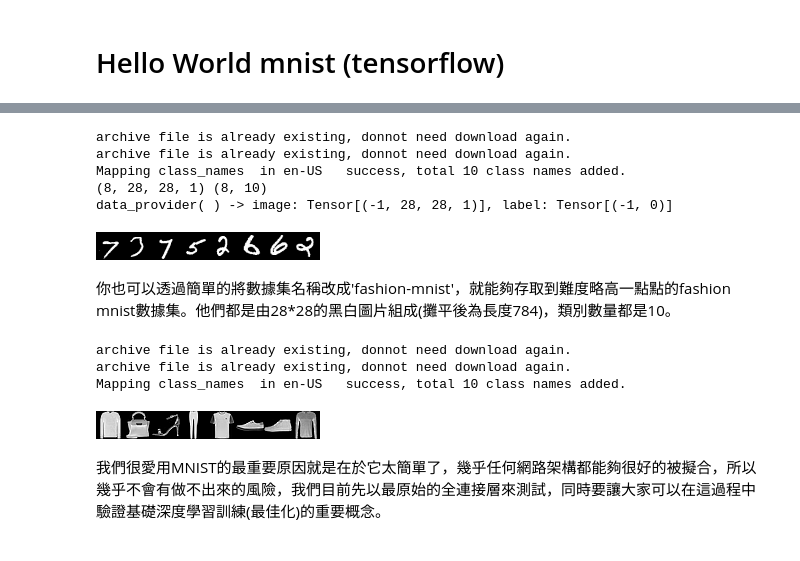
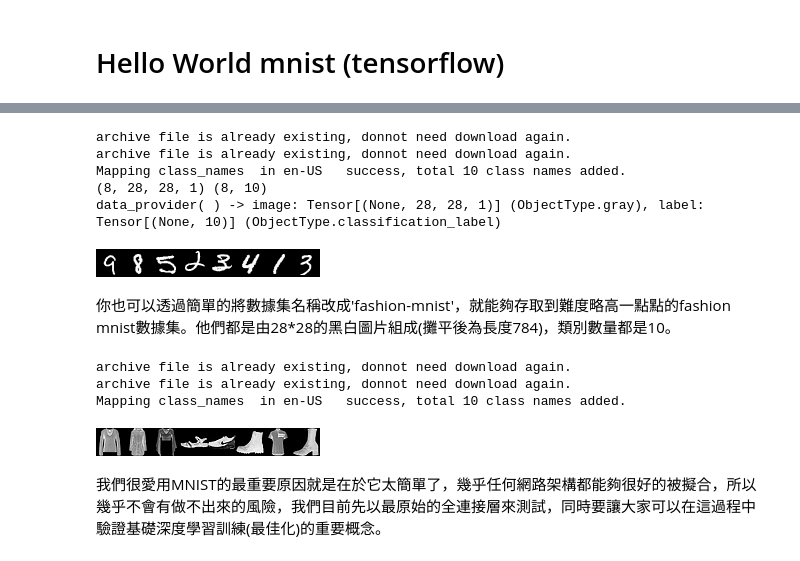
Before and after one commit to AllanYiin/DeepBelief_Course5_Examples, a Jupyter notebook: epoch001_另一種角度看mnist/HelloWorld_mnist_tf.ipynb, the cells around one changed output, grey strips where cells are left out. Saved outputs shown, nothing was run; the diff lists cells and outputs as text; code cells hidden in the pictures.

```diff
--- a/epoch001_另一種角度看mnist/HelloWorld_mnist_tf.ipynb
+++ b/epoch001_另一種角度看mnist/HelloWorld_mnist_tf.ipynb
@@ -35,36 +36,30 @@ Using pillow image backend.
 # %%
 data_provider=T.load_mnist('mnist') #讀取mnist數據集
+data_provider.image_transform_funcs=[Normalize(127.5,127.5)]
+
 data,label=data_provider.next()
 print(data.shape,label.shape)
 print(data_provider.signature)
 
-imgs,labels=data_provider.next()
-
-merged_img=array2image(np.concatenate(imgs,axis=-2)) #沿著x軸(axis=2)疊合後，利用array2image轉成圖檔
-
-data_provider.image_transform_funcs=[normalize(127.5,127.5)] #在圖像預處理流程中加入正規化
-
-array2image(merged_img) #顯示圖片
+data_provider.preview_images()
 # %% [output]
 archive file is already existing, donnot need download again.
 archive file is already existing, donnot need download again.
 Mapping class_names  in en-US   success, total 10 class names added.
 (8, 28, 28, 1) (8, 10)
-data_provider( ) -> image: Tensor[(-1, 28, 28, 1)], label: Tensor[(-1, 0)]
+data_provider( ) -> image: Tensor[(None, 28, 28, 1)] (ObjectType.gray), label: Tensor[(None, 10)] (ObjectType.classification_label)
-[figure, old version]
+[figure, new version]
 # %% [markdown]
 你也可以透過簡單的將數據集名稱改成'fashion-mnist'，就能夠存取到難度略高一點點的fashion mnist數據集。他們都是由28*28的黑白圖片組成(攤平後為長度784)，類別數量都是10。
 # %%
 fdata_provider=T.load_mnist('fashion-mnist') #讀取fashion mnist數據集
 fimgs,flabels=fdata_provider.next()
-merged_img2=array2image(np.concatenate(fimgs,axis=-2)) #沿著x軸(axis=1)疊合後，利用array2image轉成圖檔
-fdata_provider.image_transform_funcs=[normalize(127.5,127.5)] #在圖像預處理流程中加入正規化
-merged_img2 #顯示圖片
+fdata_provider.preview_images()
 # %% [output]
 archive file is already existing, donnot need download again.
 archive file is already existing, donnot need download again.
 Mapping class_names  in en-US   success, total 10 class names added.
-[figure, old version]
+[figure, new version]
 # %% [markdown]
 我們很愛用MNIST的最重要原因就是在於它太簡單了，幾乎任何網路架構都能夠很好的被擬合，所以幾乎不會有做不出來的風險，我們目前先以最原始的全連接層來測試，同時要讓大家可以在這過程中驗證基礎深度學習訓練(最佳化)的重要概念。
 # %% [markdown]
```
Also changed, not shown: parts of 12 cells of this notebook.
